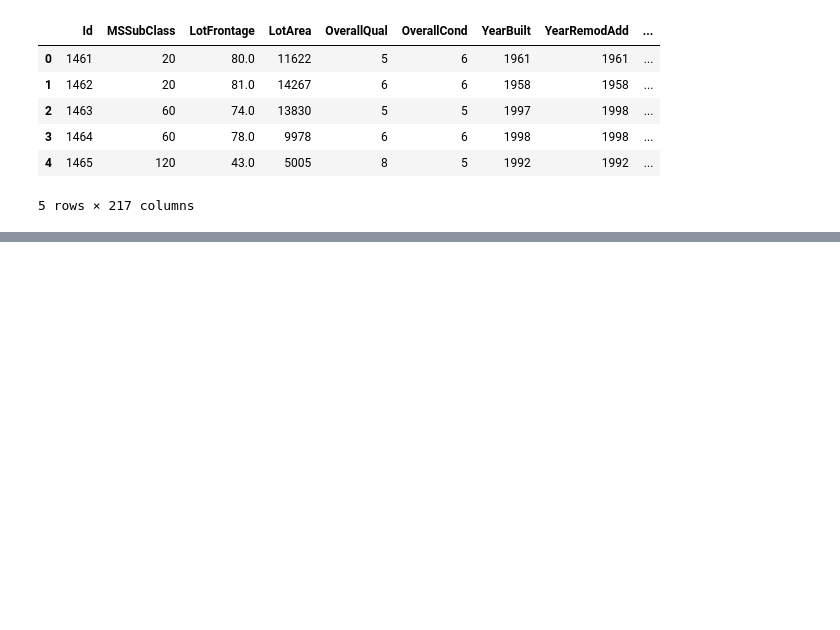
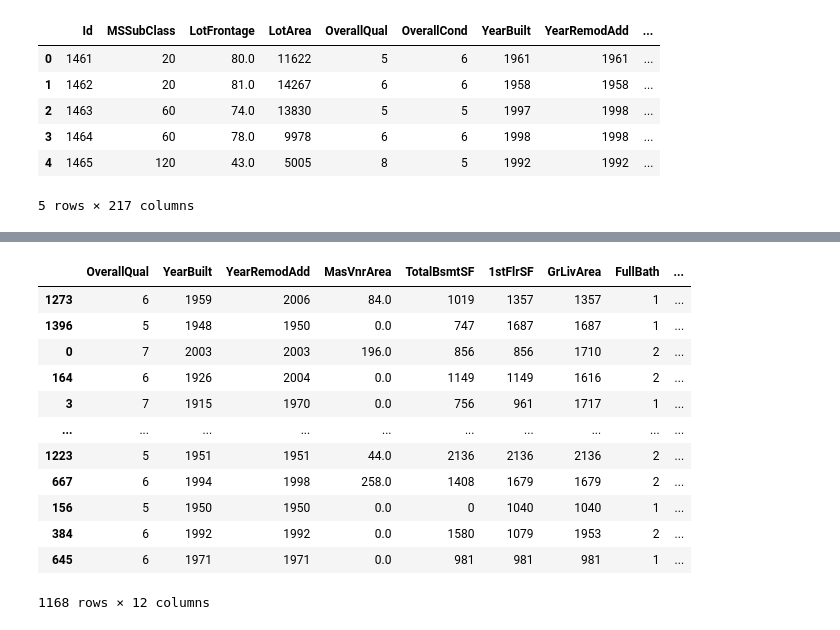
Before and after one commit to Khey17/100-Days-Of-ML-Code, a Jupyter notebook: House-Price/house-price-model.ipynb, the cells around one changed output, grey strips where cells are left out. Saved outputs shown, nothing was run; the diff lists cells and outputs as text; code cells hidden in the pictures; blank space fills up the shorter version.

```diff
--- a/House-Price/house-price-model.ipynb
+++ b/House-Price/house-price-model.ipynb
@@ -595,0 +622,16 @@ np.sqrt(mean_squared_error(np.log(sample['SalePrice']), np.log(rsv_preds)))
+# %%
+x_tr
+# %% [output]
+|  | OverallQual | YearBuilt | YearRemodAdd | MasVnrArea | TotalBsmtSF | 1stFlrSF | GrLivArea | FullBath | ... |
+| 1273 | 6 | 1959 | 2006 | 84.0 | 1019 | 1357 | 1357 | 1 | ... |
+| 1396 | 5 | 1948 | 1950 | 0.0 | 747 | 1687 | 1687 | 1 | ... |
+| 0 | 7 | 2003 | 2003 | 196.0 | 856 | 856 | 1710 | 2 | ... |
+| 164 | 6 | 1926 | 2004 | 0.0 | 1149 | 1149 | 1616 | 2 | ... |
+| 3 | 7 | 1915 | 1970 | 0.0 | 756 | 961 | 1717 | 1 | ... |
+| ... | ... | ... | ... | ... | ... | ... | ... | ... | ... |
+| 1223 | 5 | 1951 | 1951 | 44.0 | 2136 | 2136 | 2136 | 2 | ... |
+| 667 | 6 | 1994 | 1998 | 258.0 | 1408 | 1679 | 1679 | 2 | ... |
+| 156 | 5 | 1950 | 1950 | 0.0 | 0 | 1040 | 1040 | 1 | ... |
+| 384 | 6 | 1992 | 1992 | 0.0 | 1580 | 1079 | 1953 | 2 | ... |
+| 645 | 6 | 1971 | 1971 | 0.0 | 981 | 981 | 981 | 1 | ... |
+1168 rows × 12 columns
```
Also changed, not shown: parts of 13 cells of this notebook.
